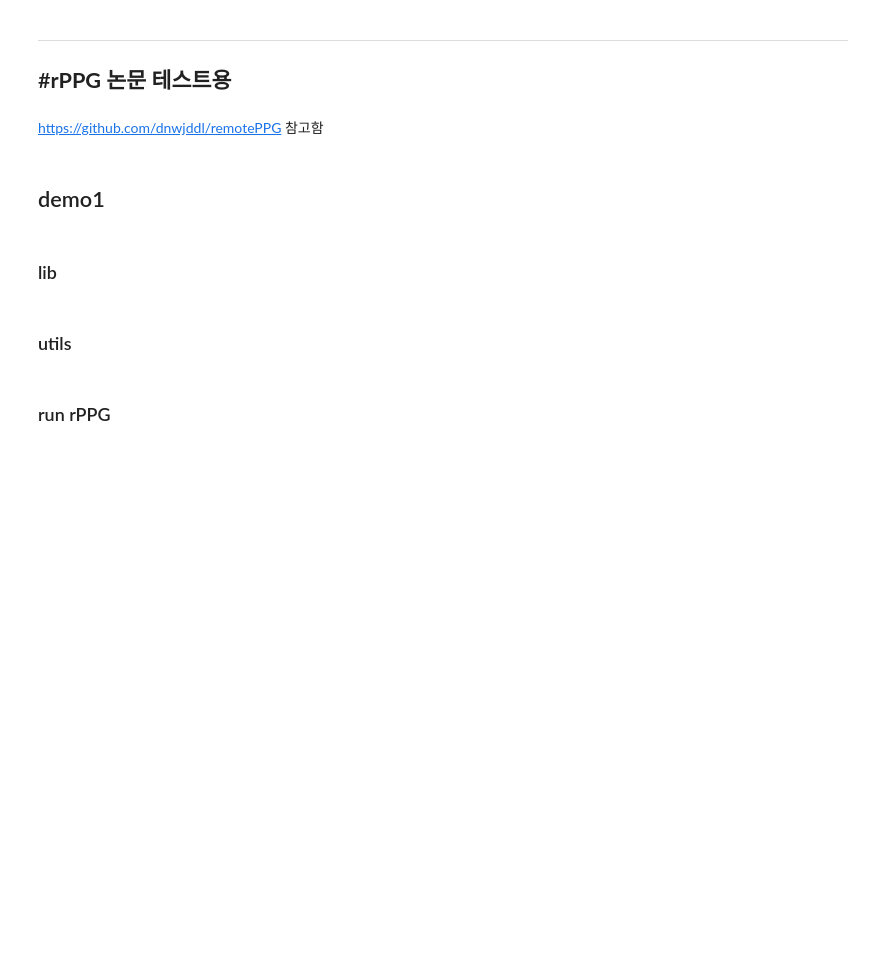
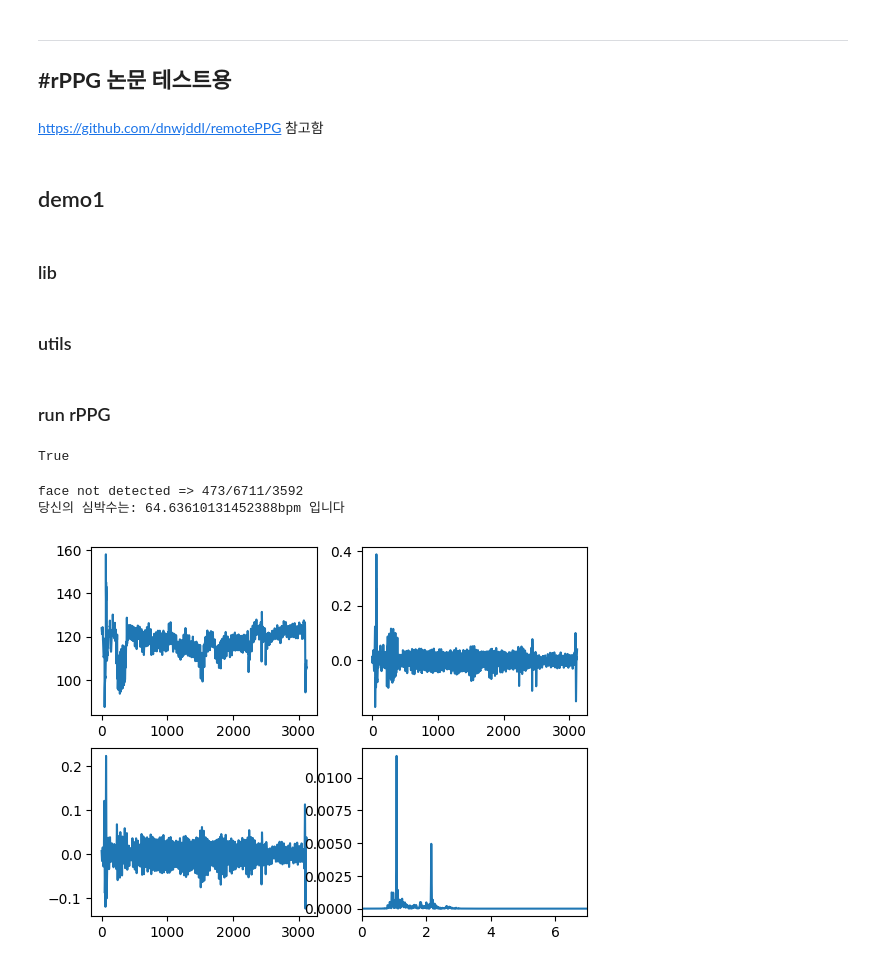
Before and after one commit to aytekin827/TIL, a Jupyter notebook: rPPG_논문구현.ipynb, the cells around one changed output. Cells and saved outputs as stored; diff of their text form; code cells hidden in the pictures; blank space fills up the shorter version.

```diff
--- a/rPPG_논문구현.ipynb
+++ b/rPPG_논문구현.ipynb
@@ -74,6 +75,10 @@ signals.append(value)
 cv2.rectangle(frame, (x,y),(x+w,y+h),(0,0,255),2)
 
 cv2_imshow(frame)
+# %%
+faces == ()
+# %% [output]
+True
 # %%
 #cap = cv2.VideoCapture(0)
 cap = cv2.VideoCapture('/content/drive/MyDrive/rPPG/쇼룸데이터/트레드밀_정민재_2023-07-26.mp4')
@@ -84,15 +89,23 @@ signals = []
 i = 0
 is_detected = False
 x, y, w, h = 0, 0, 0, 0
+
+tot_frames = int(cap.get(cv2.CAP_PROP_FRAME_COUNT))
+face_not_detected = 0
 while True:
     ok, frame = cap.read()
     if not ok:
         break
-
+    i += 1
     gray = cv2.cvtColor(frame, cv2.COLOR_BGR2GRAY)
     # cv2_imshow(gray)
     # if not is_detected:
     faces = face_cascade.detectMultiScale(gray, 1.3, 5)
+    if faces == ():
+        output.clear()
+        face_not_detected += 1
+        print(f'face not detected => {face_not_detected}/{i}/{tot_frames}')
+        continue
         # if len(faces) > 0:
         #     max = 0
         #     #find bigger face
@@ -125,30 +138,34 @@ while True:
     if key == ord('x'):
         break
 
     i += 1
 
 det = detrend_signal(signals, 30)
 filtered=filter_butterworth_bandpass(det, 30, 900, (0.7, 3.0))
 f, P = signal.periodogram(filtered,fs=30.0)
 
 
 
 #f, P = signal.periodogram(filtered, 44100, nfft=2 ** 12)
 
 #2행 1열 frame, 추세
 #signal, detrend, filtered length 은 300, signal은 list 형식, detrend 는 numpy 형식, filtered numpy 형식
 print("당신의 심박수는: {}bpm 입니다".format(maxvalue(P, f) * 60, "10.2f"))
 
 plt.subplot(221)
 plt.plot(signals)
 plt.subplot(222)
 plt.plot(det)
 plt.subplot(223)
 plt.plot(filtered) #세번쨰 파라미터 bandpass filter 영역
 plt.subplot(224)
 plt.xlim(0.0, 7,0) #hz 줄여서
 plt.plot(f,P)
 plt.show()
 
 # cap.release()
 # cv2.destroyAllWindows()
+# %% [output]
+face not detected => 473/6711/3592
+당신의 심박수는: 64.63610131452388bpm 입니다
+[figure, added]
```
Also changed, not shown: parts of 1 cell of this notebook.
